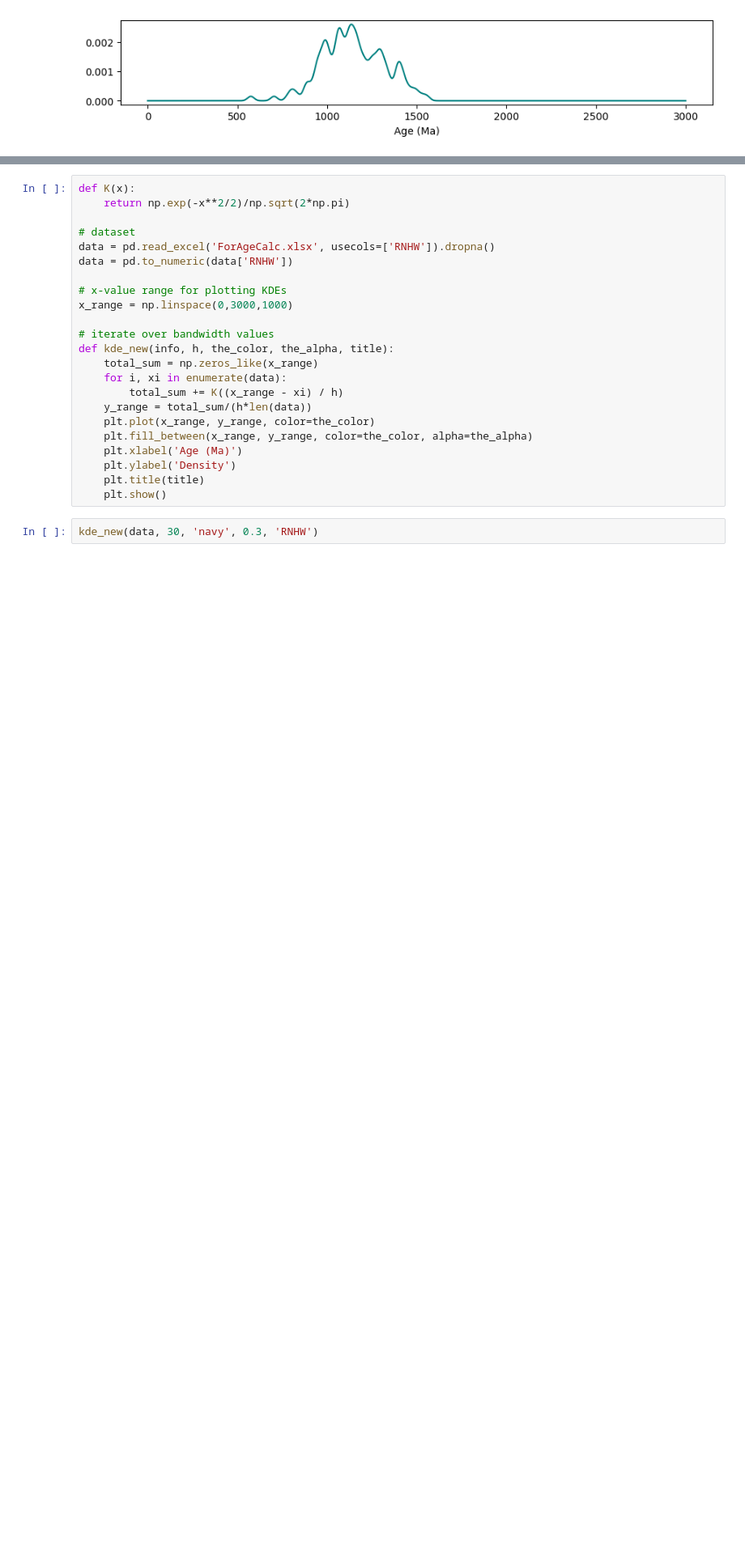
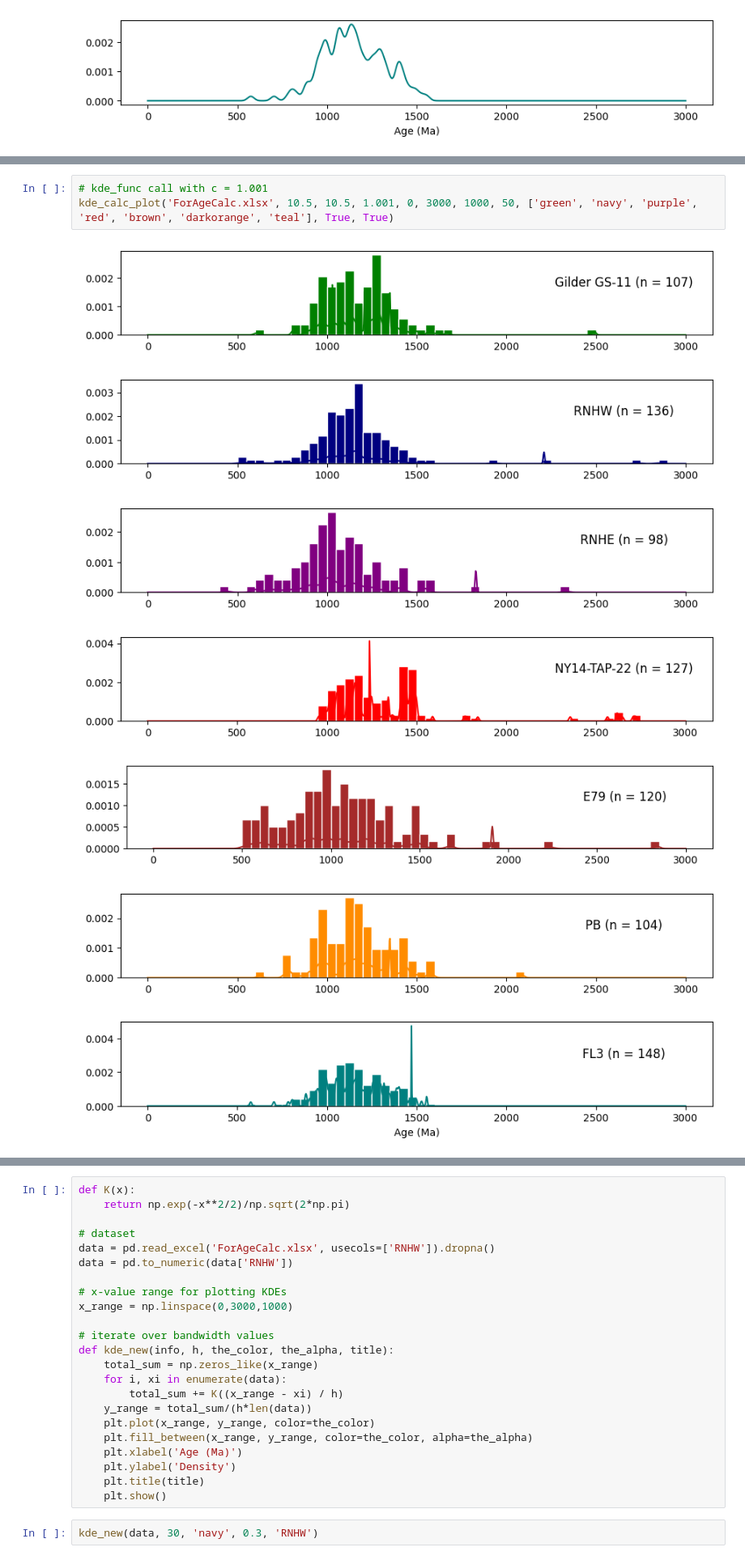
Before and after one commit to gymontes/ZirconRep, a Jupyter notebook: zirconThing.ipynb, the cells around one changed output, grey strips where cells are left out. Shown at 81% size. Drawn from its saved outputs; the diff is of its cells as text; blank space fills up the shorter version.

```diff
--- a/zirconThing.ipynb
+++ b/zirconThing.ipynb
@@ -570,0 +631,11 @@ def kde_func(file_name, width, height, c, lower, upper, nums, num_bins, color_li
+# %%
+# kde_func call with c = 1.001
+kde_calc_plot('ForAgeCalc.xlsx', 10.5, 10.5, 1.001, 0, 3000, 1000, 50, ['green', 'navy', 'purple', 'red', 'brown', 'darkorange', 'teal'], True, True)
+# %% [output]
+[figure, added]
+[figure, added]
+[figure, added]
+[figure, added]
+[figure, added]
+[figure, added]
+[figure, added]
```
Also changed, not shown: parts of 8 cells of this notebook.
